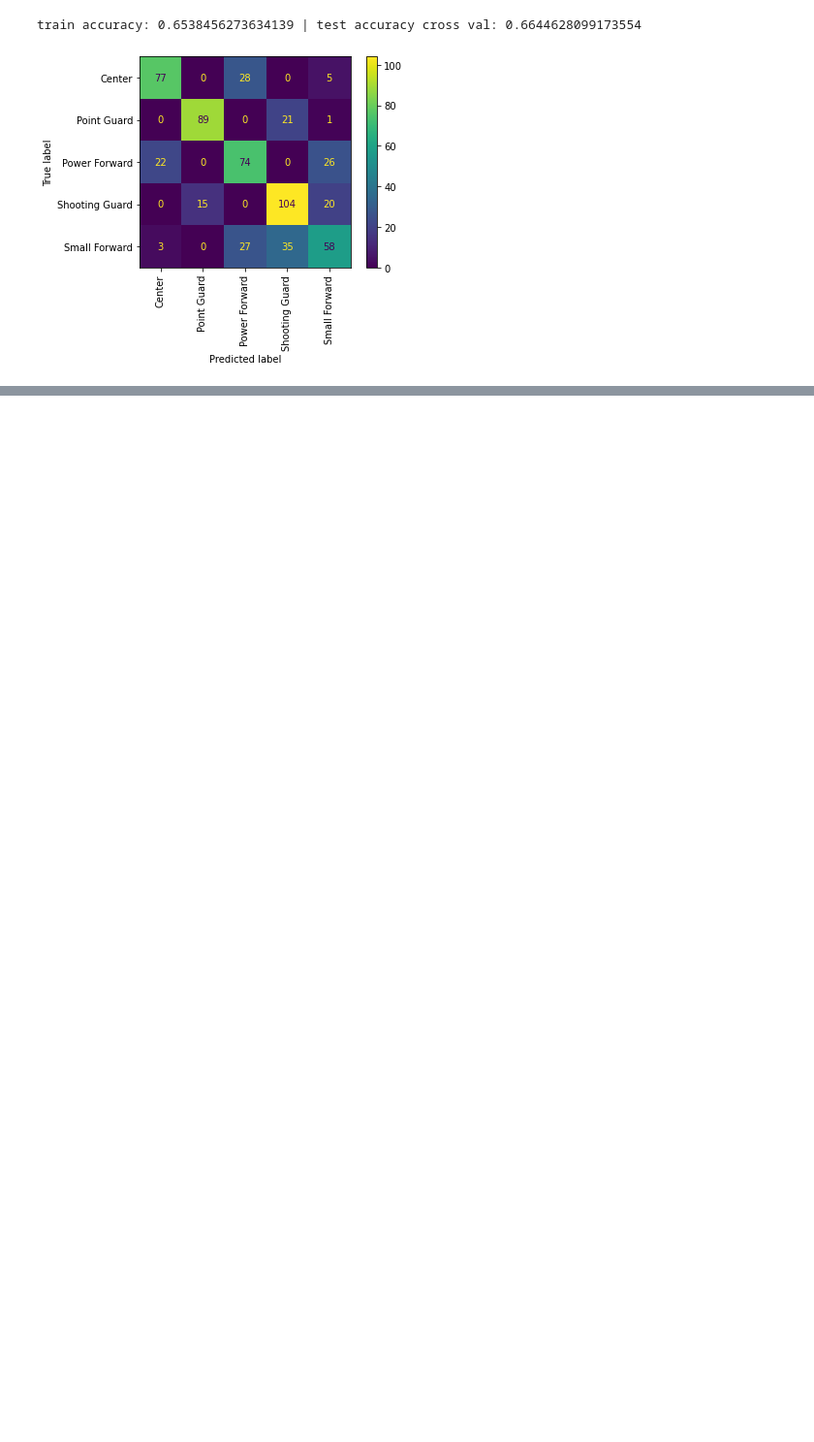
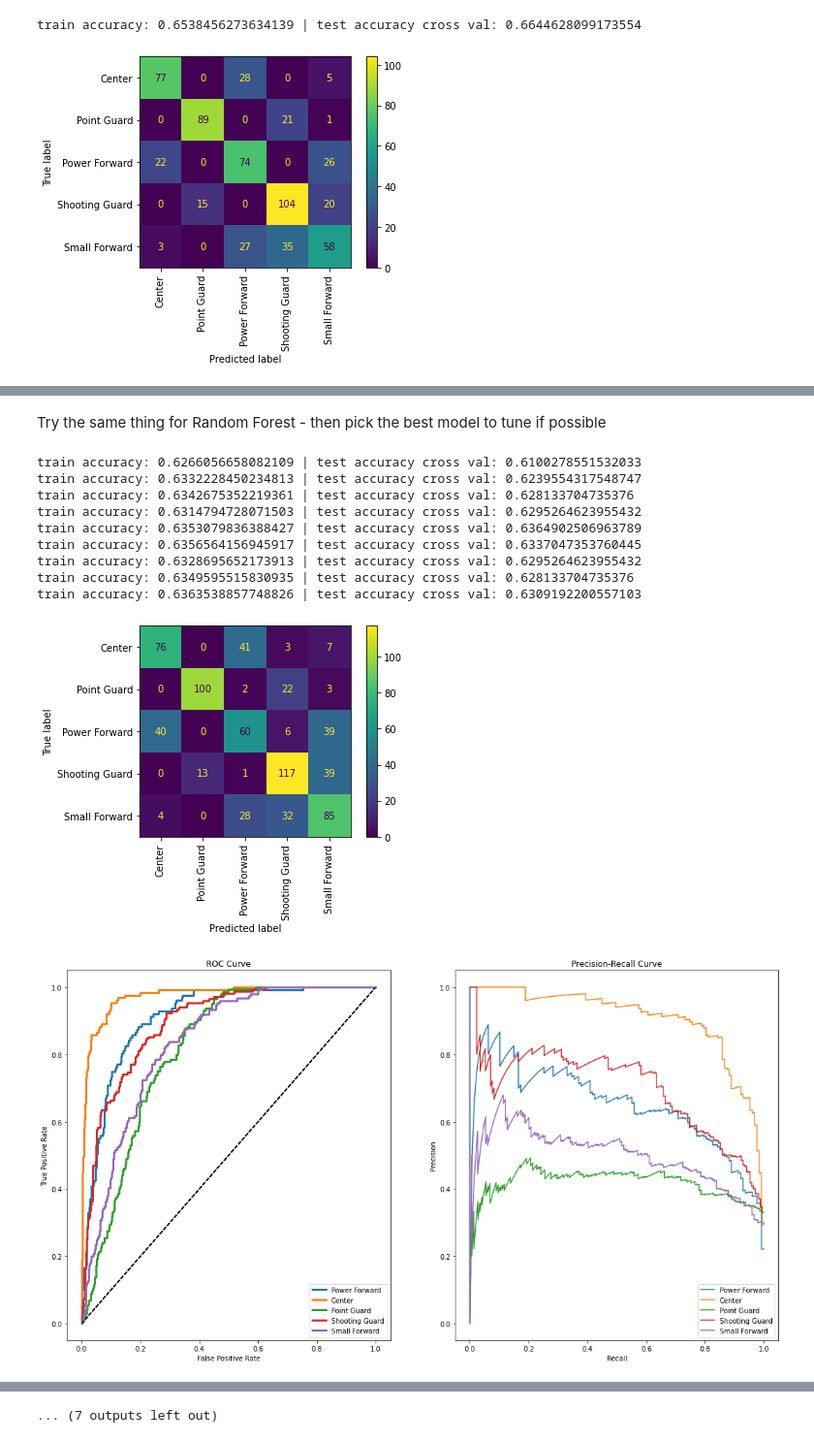
Before and after one commit to wjlau/capstone3, a Jupyter notebook: predicting_player_positions.ipynb, the cells around one changed output, grey strips where cells are left out. Shown at 97% size. Drawn from its saved outputs; the diff is of its cells as text; code cells hidden in the pictures; blank space fills up the shorter version.

```diff
--- a/predicting_player_positions.ipynb
+++ b/predicting_player_positions.ipynb
@@ -572,0 +599,48 @@ memory usage: 960.3+ KB
+# %% [markdown]
+Try the same thing for Random Forest - then pick the best model to tune if possible
+# %%
+def pick_k_rf(og_df, X,y,ns,model_features):
+
+    columns = ['G', 'GS', 'MP', 'FG', 'FGA', 'FG%', '3P', '3PA',
+       '3P%', '2P', '2PA', '2P%', 'eFG%', 'FT', 'FTA', 'FT%', 'ORB', 'DRB',
+       'TRB', 'AST', 'STL', 'BLK', 'TOV', 'PF', 'PTS']
+
+    scaler = StandardScaler().fit(X)
+    X_scale = scaler.transform(X)
+
+
+    for n in ns:
+        imputer = KNNImputer(n_neighbors=n).fit(X_scale)
+        X_trans = imputer.transform(X_scale)
+
+        predicted_nans = pd.DataFrame(data = X_trans,columns=columns)
+        df_to_concat = og_df.copy()
+        df_to_concat.drop(columns,axis=1,inplace=True)
+        final_df = pd.concat([df_to_concat.reset_index(),predicted_nans],axis=1)
+
+        X_model = final_df[model_features]
+        y_model = final_df['Target']
+
+        X_train, X_test, y_train, y_test = train_test_split(X_model,y_model, test_size = 0.20, random_state = 23, stratify = y_model)
+
+
+        rf = RandomForestClassifier(n_estimators=500, max_depth =10).fit(X_train,y_train)
+        rf_predicted = rf.predict(X_test)
+
+        print(f'train accuracy: {cross_val_score(lr,X_train,y_train,cv=5).mean()} | test accuracy cross val: {accuracy_score(y_test,rf_predicted)}');
+        plot_confusion_matrix(rf,X_test,y_test,xticks_rotation='vertical')
+        ROC(rf, X_test, y_test)
+# %%
+pick_k_rf(all_player_stats,all_player_stats.drop(['Pos','Num_Pos','Target','Player'],axis=1),all_player_stats['Target'],ns,['PTS', 'TRB', 'AST', 'STL', 'BLK','2PA','3PA'])
+# %% [output]
+train accuracy: 0.6266056658082109 | test accuracy cross val: 0.6100278551532033
+train accuracy: 0.6332228450234813 | test accuracy cross val: 0.6239554317548747
+train accuracy: 0.6342675352219361 | test accuracy cross val: 0.628133704735376
+train accuracy: 0.6314794728071503 | test accuracy cross val: 0.6295264623955432
+train accuracy: 0.6353079836388427 | test accuracy cross val: 0.6364902506963789
+train accuracy: 0.6356564156945917 | test accuracy cross val: 0.6337047353760445
+train accuracy: 0.6328695652173913 | test accuracy cross val: 0.6295264623955432
+train accuracy: 0.6349595515830935 | test accuracy cross val: 0.628133704735376
+train accuracy: 0.6363538857748826 | test accuracy cross val: 0.6309192200557103
+[figure, added]
+[figure, added]
@@ -572,0 +656 @@ memory usage: 960.3+ KB
+... (7 outputs left out)
```
Also changed, not shown: parts of 24 cells of this notebook.
